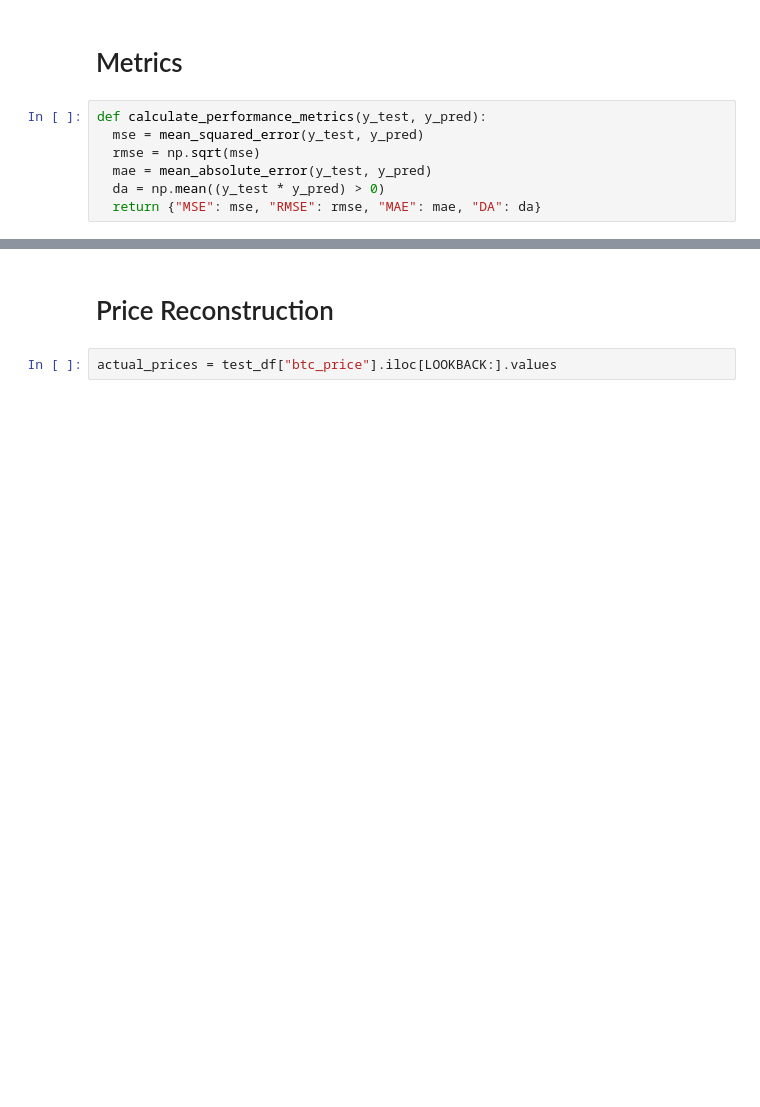
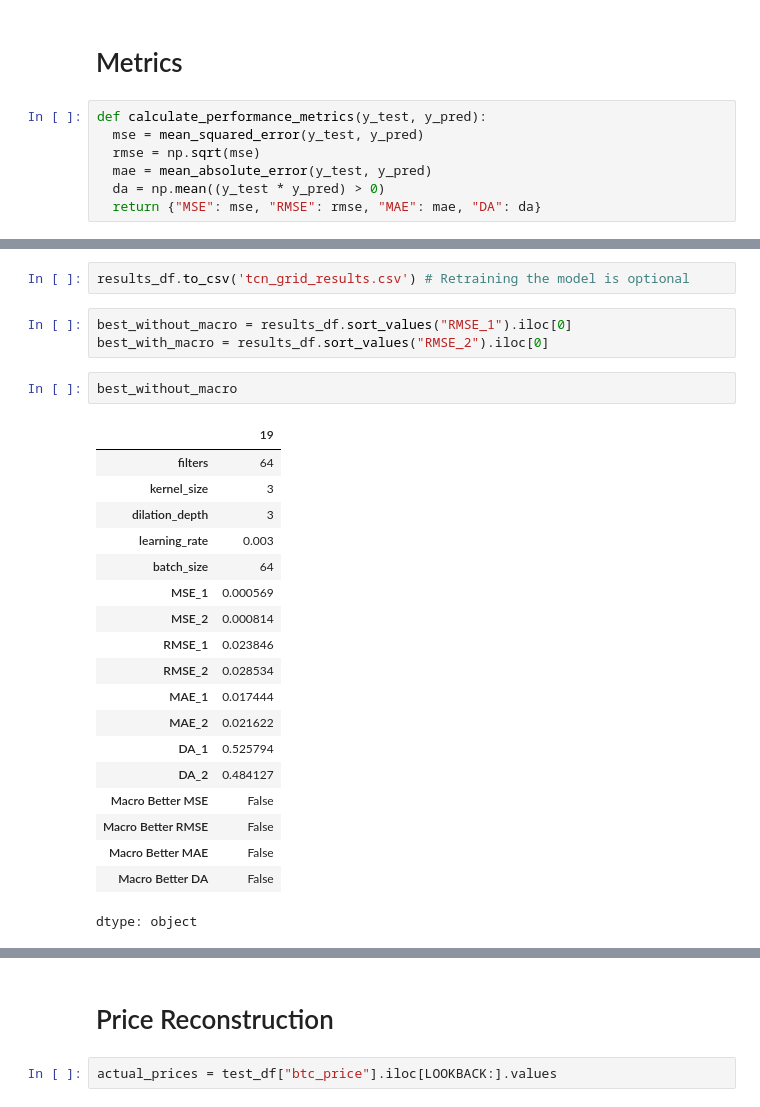
Before and after one commit to NichBry25/BitcoinPricePrediction, a Jupyter notebook: BTCForecasting_TCN.ipynb, the cells around one changed output, grey strips where cells are left out. Drawn from its saved outputs; the diff is of its cells as text; blank space fills up the shorter version.

Commit message:
Grid test finished

```diff
--- a/BTCForecasting_TCN.ipynb
+++ b/BTCForecasting_TCN.ipynb
@@ -318,0 +318,27 @@ with_macro_metrics
+# %%
+results_df.to_csv('tcn_grid_results.csv') # Retraining the model is optional
+# %%
+best_without_macro = results_df.sort_values("RMSE_1").iloc[0]
+best_with_macro = results_df.sort_values("RMSE_2").iloc[0]
+# %%
+best_without_macro
+# %% [output]
+|  | 19 |
+| filters | 64 |
+| kernel_size | 3 |
+| dilation_depth | 3 |
+| learning_rate | 0.003 |
+| batch_size | 64 |
+| MSE_1 | 0.000569 |
+| MSE_2 | 0.000814 |
+| RMSE_1 | 0.023846 |
+| RMSE_2 | 0.028534 |
+| MAE_1 | 0.017444 |
+| MAE_2 | 0.021622 |
+| DA_1 | 0.525794 |
+| DA_2 | 0.484127 |
+| Macro Better MSE | False |
+| Macro Better RMSE | False |
+| Macro Better MAE | False |
+| Macro Better DA | False |
+dtype: object
```
Also changed, not shown: parts of 46 cells of this notebook.
